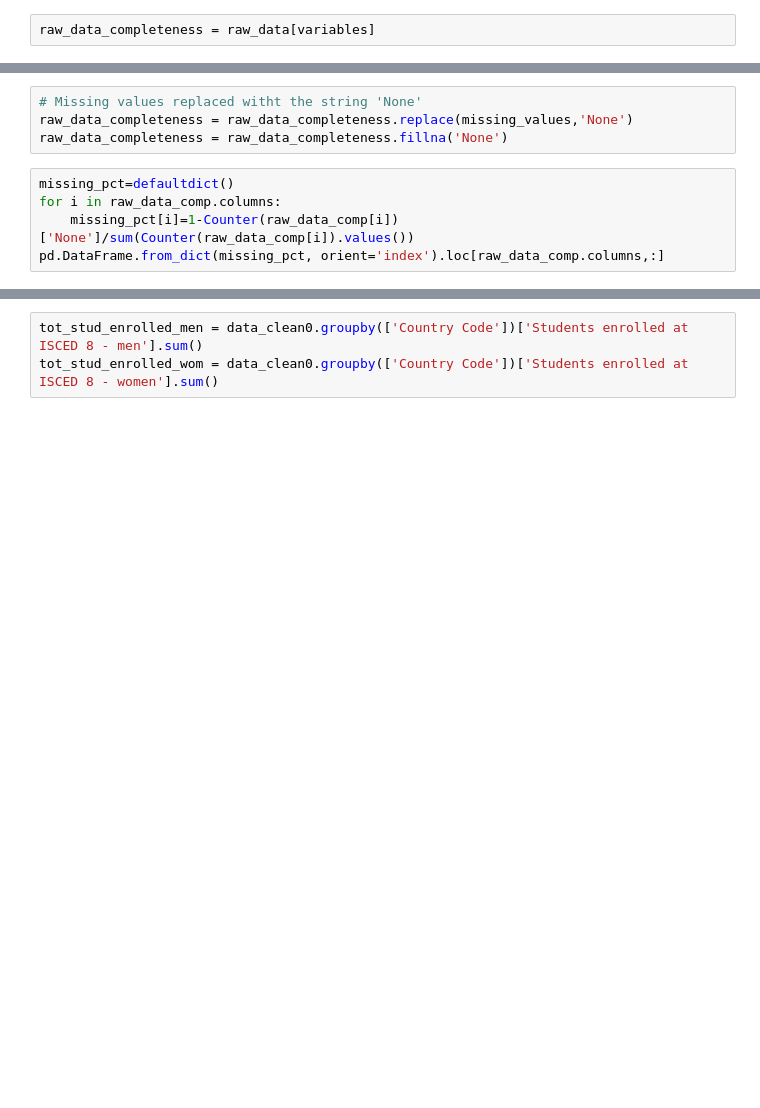
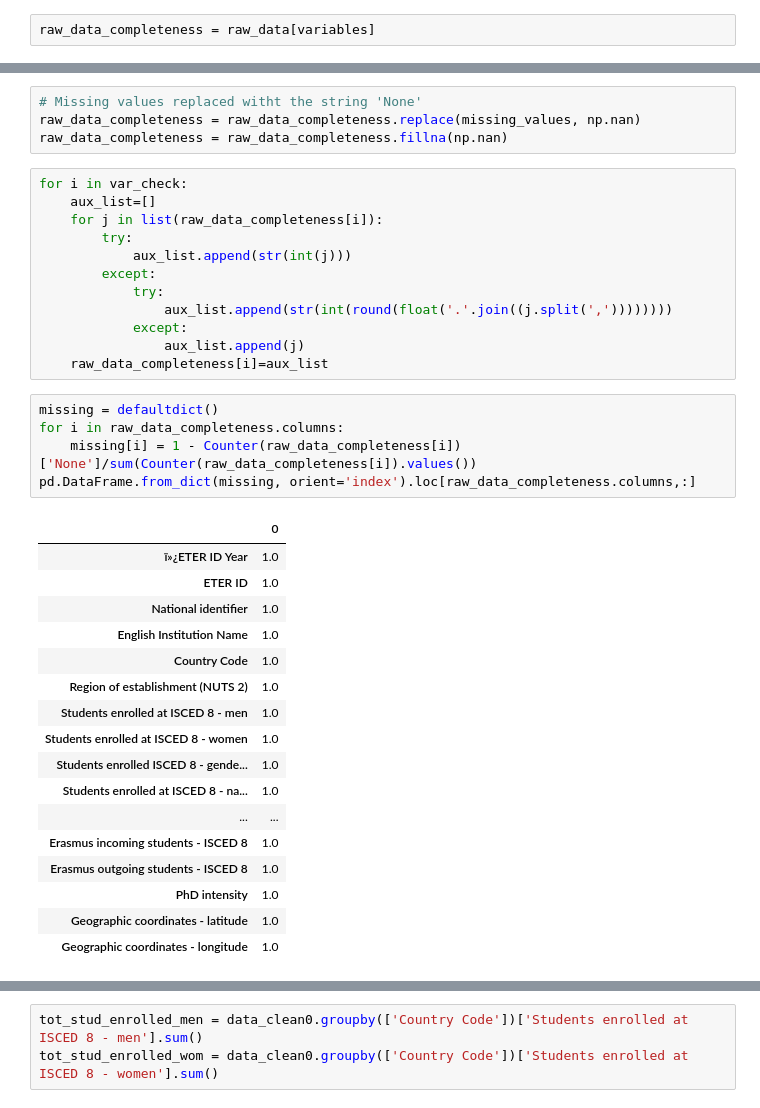
Before and after one commit to robertapassarelli/QME_projectwork, a Jupyter notebook: project_qme.ipynb, the cells around one changed output, grey strips where cells are left out. Drawn from its saved outputs; the diff is of its cells as text; blank space fills up the shorter version.

```diff
--- a/project_qme.ipynb
+++ b/project_qme.ipynb
@@ -250,9 +215,39 @@ PhD intensity , 0
 # %%
 # Missing values replaced witht the string 'None'
-raw_data_completeness = raw_data_completeness.replace(missing_values,'None')
-raw_data_completeness = raw_data_completeness.fillna('None')
+raw_data_completeness = raw_data_completeness.replace(missing_values, np.nan)
+raw_data_completeness = raw_data_completeness.fillna(np.nan)
+# %%
+for i in var_check:
+    aux_list=[]
+    for j in list(raw_data_completeness[i]):
+        try:
+            aux_list.append(str(int(j)))
+        except:
+            try:
+                aux_list.append(str(int(round(float('.'.join((j.split(','))))))))
+            except:
+                aux_list.append(j)
+    raw_data_completeness[i]=aux_list
 # %%
-missing_pct=defaultdict()
-for i in raw_data_comp.columns:
-    missing_pct[i]=1-Counter(raw_data_comp[i])['None']/sum(Counter(raw_data_comp[i]).values())
-pd.DataFrame.from_dict(missing_pct, orient='index').loc[raw_data_comp.columns,:]
+missing = defaultdict()
+for i in raw_data_completeness.columns:
+    missing[i] = 1 - Counter(raw_data_completeness[i])['None']/sum(Counter(raw_data_completeness[i]).values())
+pd.DataFrame.from_dict(missing, orient='index').loc[raw_data_completeness.columns,:]
+# %% [output]
+|  | 0 |
+| ï»¿ETER ID Year | 1.0 |
+| ETER ID | 1.0 |
+| National identifier | 1.0 |
+| English Institution Name | 1.0 |
+| Country Code | 1.0 |
+| Region of establishment (NUTS 2) | 1.0 |
+| Students enrolled at ISCED 8 - men | 1.0 |
+| Students enrolled at ISCED 8 - women | 1.0 |
+| Students enrolled ISCED 8 - gende... | 1.0 |
+| Students enrolled at ISCED 8 - na... | 1.0 |
+| ... | ... |
+| Erasmus incoming students - ISCED 8 | 1.0 |
+| Erasmus outgoing students - ISCED 8 | 1.0 |
+| PhD intensity | 1.0 |
+| Geographic coordinates - latitude | 1.0 |
+| Geographic coordinates - longitude | 1.0 |
```
Also changed, not shown: parts of 16 cells of this notebook.
